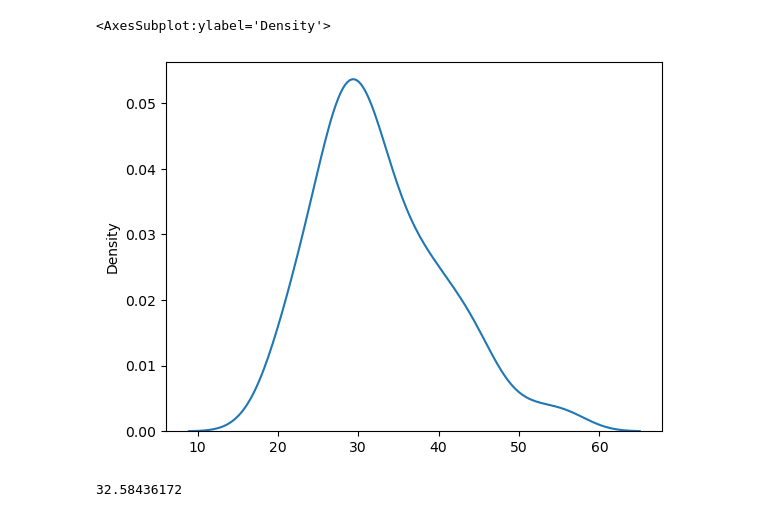
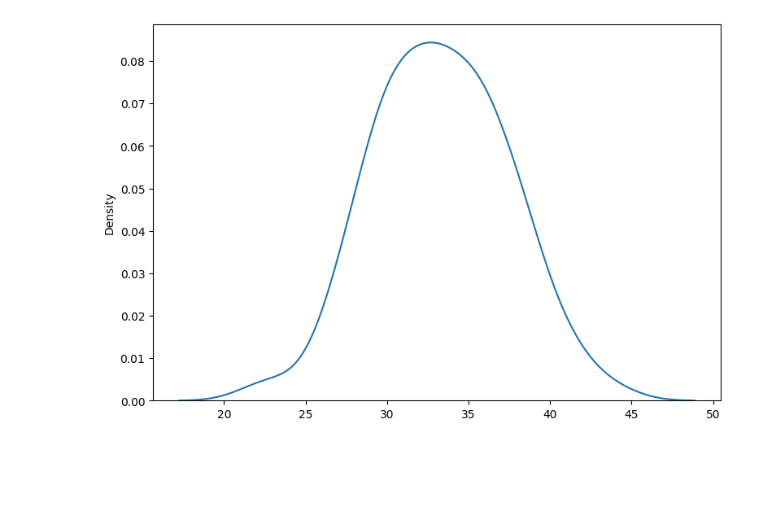
Before and after one commit to Shriram-Vibhute/CampusX-DSMP2.0, a Jupyter notebook: Statistics/Central Limit Therom/titanic cast study.ipynb, the cells around one changed output. Cells and saved outputs as stored; diff of their text form; code cells hidden in the pictures; blank space fills up the shorter version.

```diff
--- a/Statistics/Central Limit Therom/titanic cast study.ipynb
+++ b/Statistics/Central Limit Therom/titanic cast study.ipynb
@@ -33,5 +17,13 @@ df['Fare'].plot(kind='kde')
 # %%
 # sample size = 50 -> 100 times
 samples = []
 for i in range(100):
-    samples.append(df['Fare'].dropna().sample(50).values.tolist())
+    samples.append(df['Fare'].dropna().sample(150).values.tolist())
+samples = np.array(samples)
+sampling_means = samples.mean(axis=1)
+
+plt.figure(figsize=(9, 6))
+sns.kdeplot(sampling_means)
+plt.show()
+# %% [output]
+[figure, added]
@@ -44,9 +29,0 @@ import seaborn as sns
-# %%
-sns.kdeplot(sampling_means)
-# %% [output]
-<AxesSubplot:ylabel='Density'>
-[figure, removed]
-# %%
-sampling_means.mean()
-# %% [output]
-32.58436172
```
Also changed, not shown: parts of 14 cells of this notebook.
